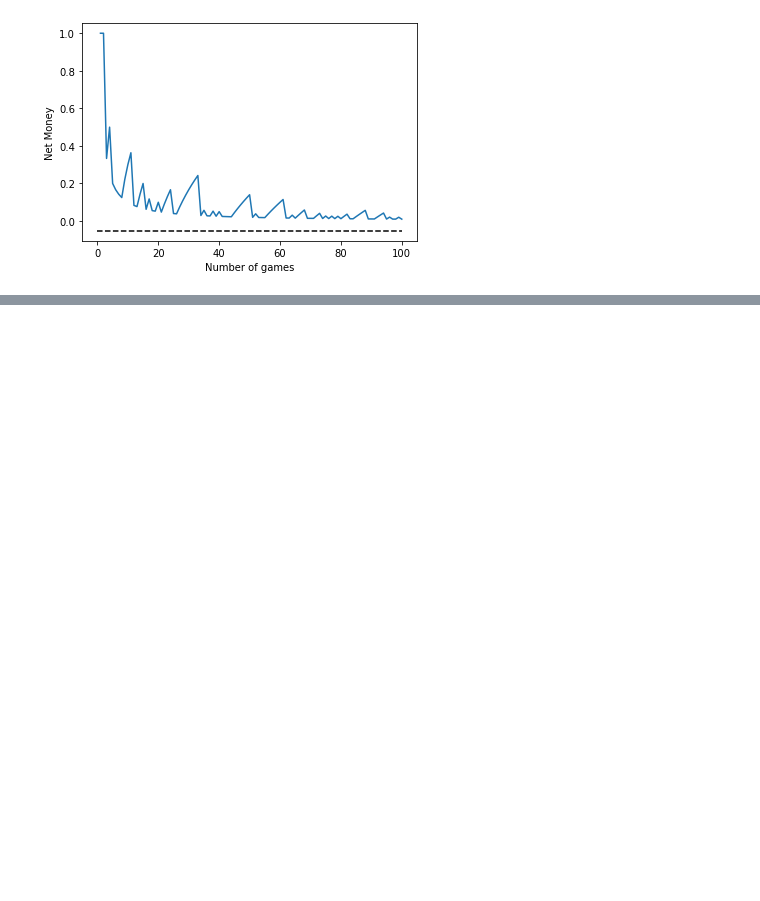
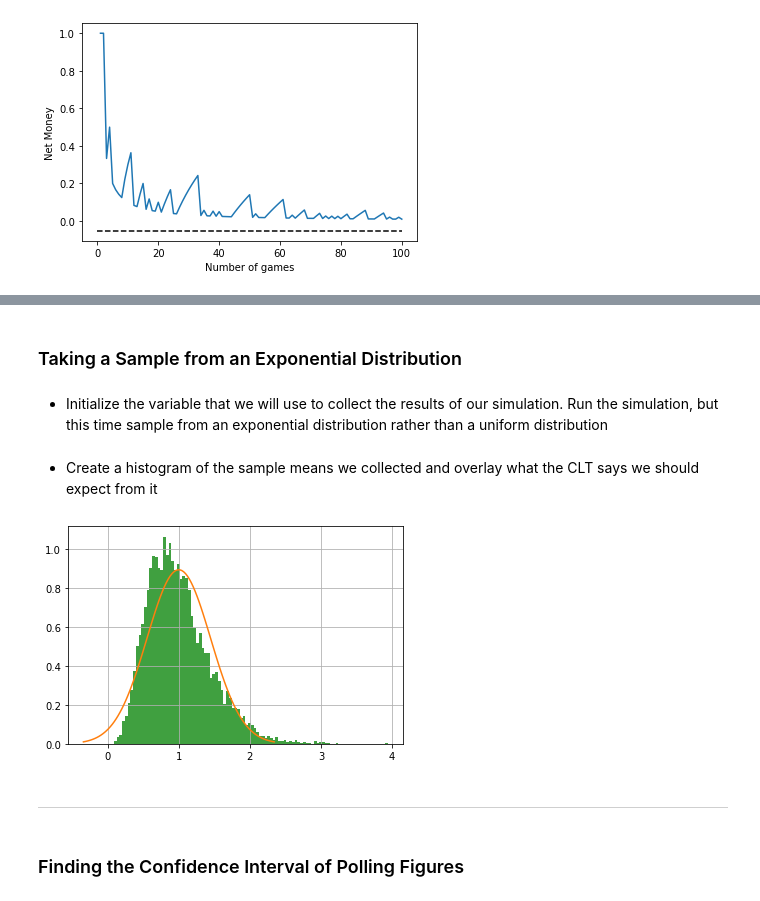
Before and after one commit to samyon7/Statistics-Python, a Jupyter notebook: Work_9/work_9-1.ipynb, the cells around one changed output, grey strips where cells are left out. Saved outputs shown, nothing was run; the diff lists cells and outputs as text; code cells hidden in the pictures; blank space fills up the shorter version.

Commit message:
Distribution case

```diff
--- a/Work_9/work_9-1.ipynb
+++ b/Work_9/work_9-1.ipynb
@@ -134,0 +176,44 @@ plt.show()
+# %% [markdown]
+### Taking a Sample from an Exponential Distribution
+# %%
+import random
+import matplotlib.pyplot as plt
+import math
+import numpy as np
+import scipy.stats as stats
+
+# Create sample size
+sample_size = 5
+calc_means = 10000
+# %% [markdown]
+- Initialize the variable that we will use to collect the results of our simulation. Run the simulation, but this time sample from an exponential distribution rather than a uniform distribution
+# %%
+mean_list = []
+
+# Run the loop to collect a sample
+for j in range(calc_means):
+    sample_list = []
+    for i in range(sample_size):
+        draw = np.random.exponential(1)
+        sample_list.append(draw)
+    sample_mean = sum(sample_list)/sample_size
+    mean_list.append(sample_mean)
+# %% [markdown]
+- Create a histogram of the sample means we collected and overlay what the CLT says we should expect from it
+# %%
+n, bins, patches = plt.hist(mean_list, \
+                   math.floor(math.sqrt(calc_means)), \
+                   density=True, facecolor='g', \
+                   alpha=0.75)
+plt.grid(True)
+mu = 1
+sigma = 1 / (math.sqrt(sample_size))
+x = np.linspace(mu - 3 * sigma, mu + 3 * sigma, 100)
+plt.plot(x, stats.norm.pdf(x, mu, sigma))
+plt.show()
+# %% [output]
+[figure, added]
+# %% [markdown]
+---
+# %% [markdown]
+### Finding the Confidence Interval of Polling Figures
```
Also changed, not shown: parts of 19 cells of this notebook, 1 other file.
